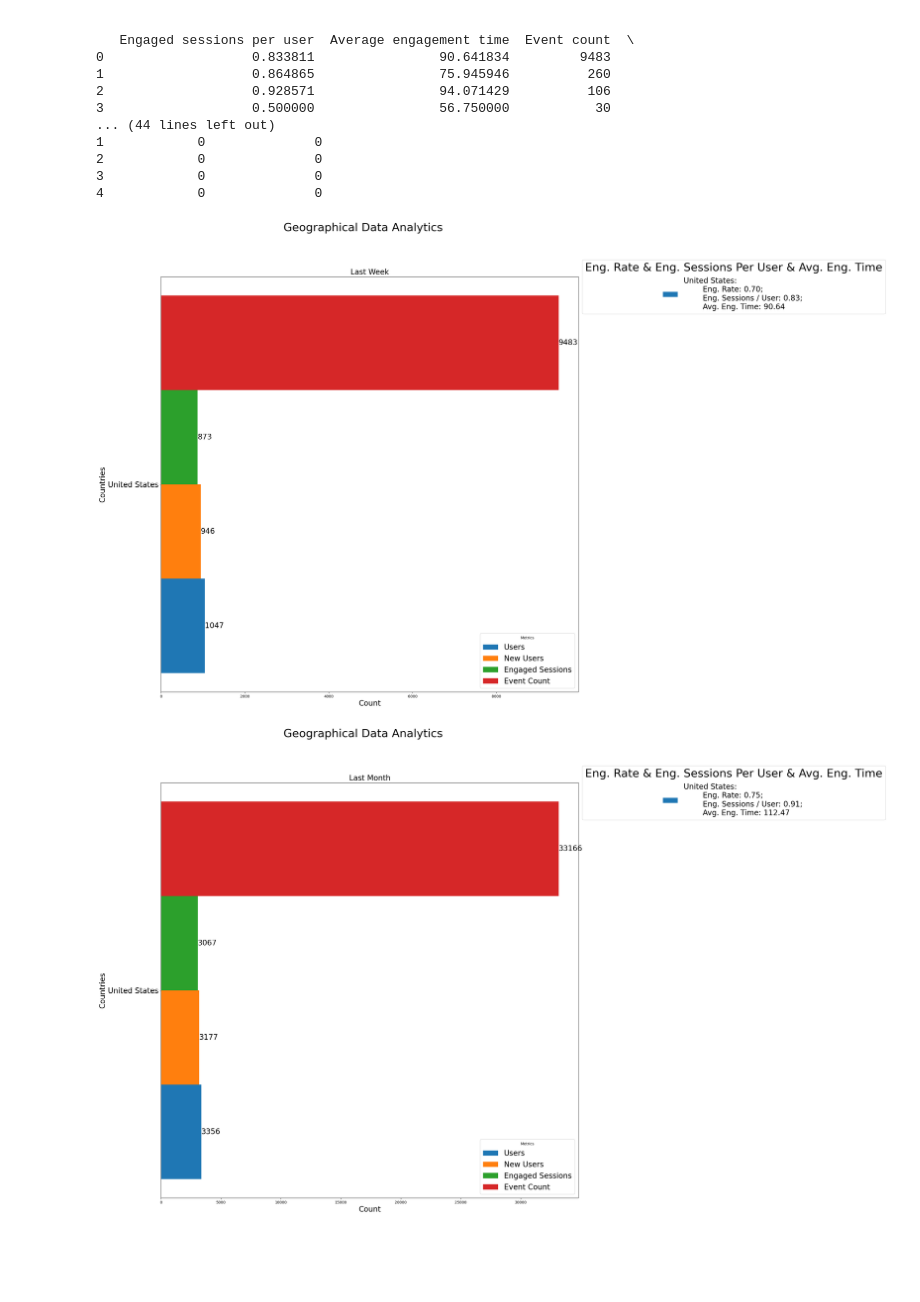
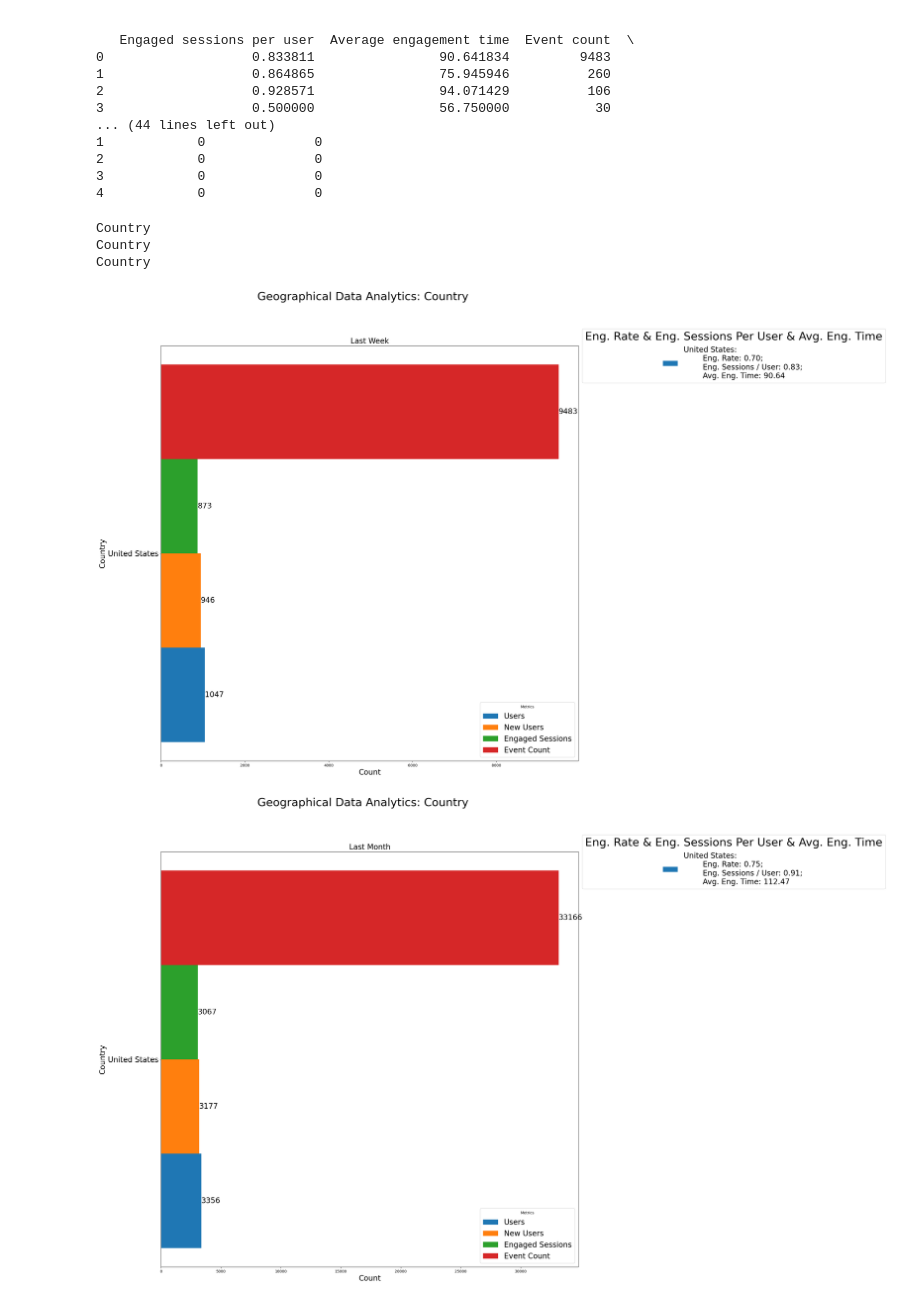
Before and after one commit to NSTEM-Analytics-Department/Geo-Data, a Jupyter notebook: Geographical Data Analysis Assignment.ipynb, the cells around one changed output. Cells and saved outputs as stored; diff of their text form; code cells hidden in the pictures; blank space fills up the shorter version.

```diff
--- a/Geographical Data Analysis Assignment.ipynb
+++ b/Geographical Data Analysis Assignment.ipynb
@@ -36,6 +36,15 @@ print(df_halfyear.head())
 2            0              0
 3            0              0
 4            0              0
+# %%
+#Display What Kinds of Data We Are Analyzing
+print(df_week.columns[0])
+print(df_month.columns[0])
+print(df_halfyear.columns[0])
+# %% [output]
+Country
+Country
+Country
 # %%
 #Users; New users; Engaged sessions; Engagement rate per user; Engaged sessions per user; Average engagement time; Event count
 #are meaningful here
@@ -45,6 +54,7 @@ print(df_halfyear.head())
 df_comb = [df_week, df_month, df_halfyear]#Combination of three period's forms
 subtitle_comb = ["Last Week", "Last Month", "Last 6 Month"]#Combination of different titles
 def barplot_geo(df_,
+                col="Country",#Display what metric we are analyzing
                 num=10,#Num determines how many countries on the graph, sorted and get the first num
                 title_="",#Whole title name
                 width_=0.15,#Bar width
@@ -91,10 +101,10 @@ def barplot_geo(df_,
                     va='center', ha='left',fontsize=textfont)#Ax.text to annotate
     #Set labels & title & ticks
     ax.set_xlabel('Count',fontsize=xfont)#Label X-axis, notice here I use ax.set to do the setting
-    ax.set_ylabel('Countries',fontsize=yfont)#Label Y-axis
+    ax.set_ylabel(col,fontsize=yfont)#Label Y-axis
     ax.set_title(title_,fontsize=titlefont)#Set title
-    ax.set_yticks(ind + width * 1.5, df["Country"],fontsize=labelfont)#Label each row in the plot, add ticks
-    plt.suptitle("Geographical Data Analytics",fontsize=subfont)#Subtitle
+    ax.set_yticks(ind + width * 1.5, df[col],fontsize=labelfont)#Label each row in the plot, add ticks
+    plt.suptitle(f"Geographical Data Analytics: {col}",fontsize=subfont)#Subtitle
     #Set legends
     #First legend for metrics
     handles, labels = ax.get_legend_handles_labels()
@@ -103,7 +113,7 @@ def barplot_geo(df_,
     #Combined legend for engagement rate and click-through rate per post
     combined_rate_handles = [
         #Legend's content
-        Patch(label=f"""{row['Country']}:
+        Patch(label=f"""{row[col]}:
         Eng. Rate: {row['Engagement rate']:.2f};
         Eng. Sessions / User: {row['Engaged sessions per user']:.2f};
         Avg. Eng. Time: {row['Average engagement time']:.2f}""")
@@ -117,8 +127,11 @@ def barplot_geo(df_,
     plt.show()
 # %%
 #Just Plot US
-for a in range(3):
-    barplot_geo((df_comb[a]).loc[(df_comb[a])["Country"] == "United States",],title_=(subtitle_comb[a]),subfont=30)
+if df_week.columns[0]=='Country' and df_month.columns[0]=='Country'and df_halfyear.columns[0]=='Country':
+    for a in range(3):
+        barplot_geo((df_comb[a]).loc[(df_comb[a])["Country"] == "United States",],title_=(subtitle_comb[a]),subfont=30)
+else:
+    print("See Below")
 # %% [output]
-[figure, old version]
+[figure, new version]
-[figure, old version]
+[figure, new version]
```
Also changed, not shown: parts of 8 cells of this notebook.
